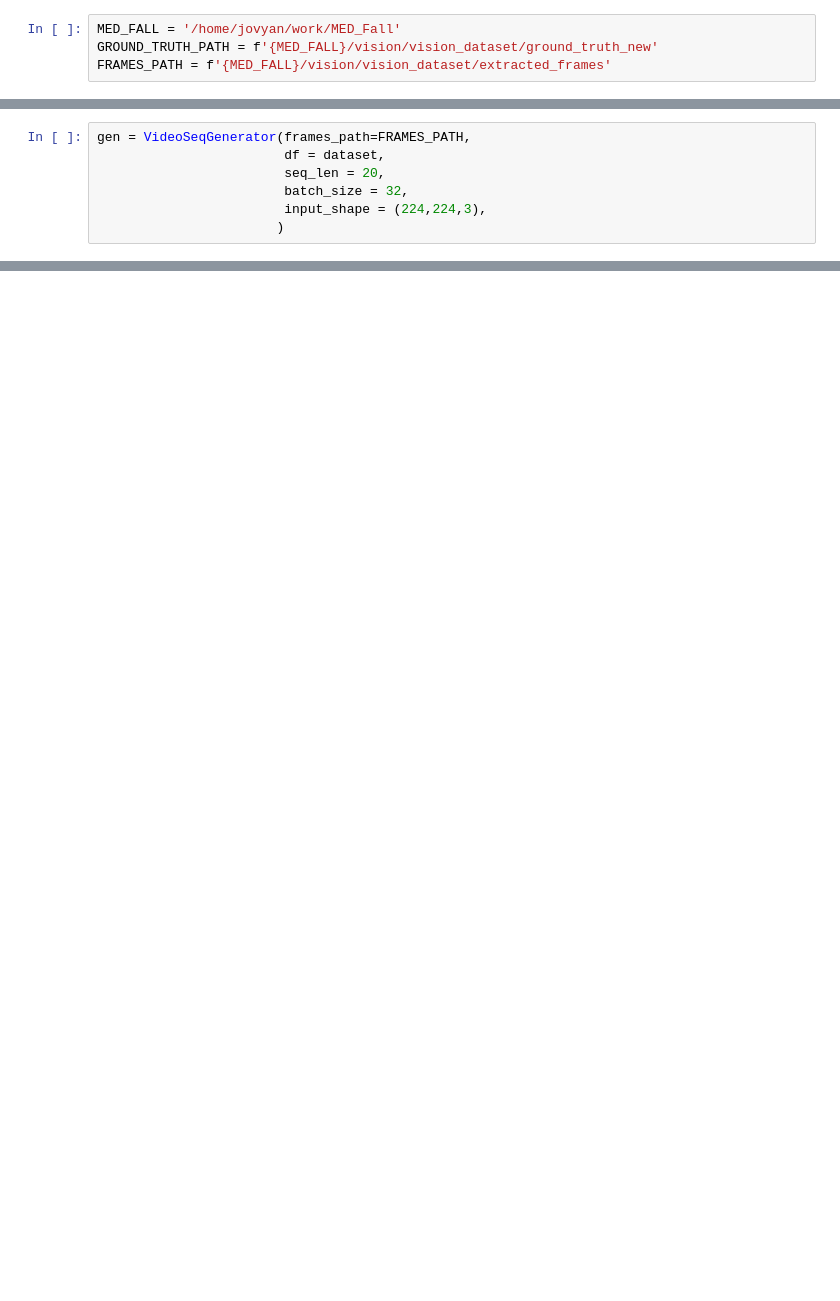
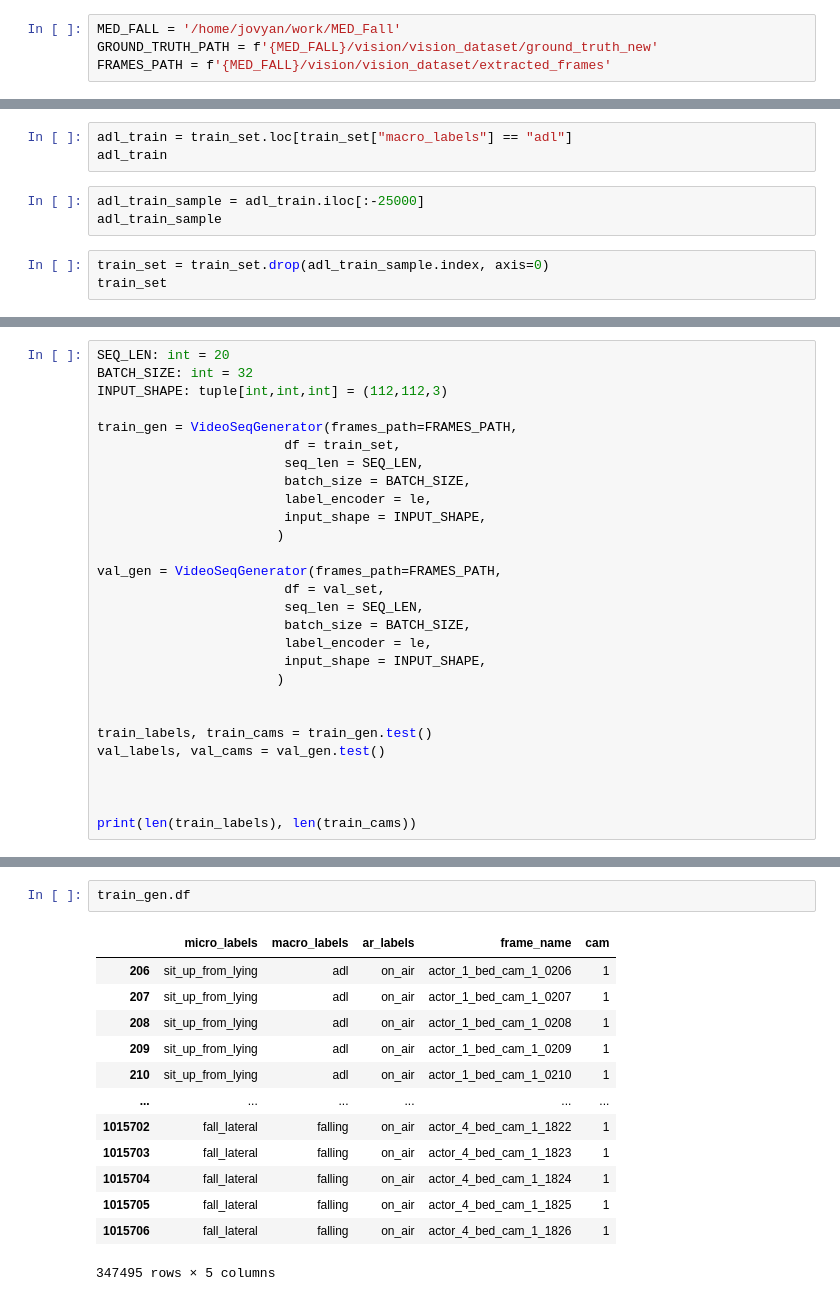
Before and after one commit to Andrea-Apicella/MED_Fall, a Jupyter notebook: vision/3D CNN.ipynb, the cells around one changed output, grey strips where cells are left out. Saved outputs shown, nothing was run; the diff lists cells and outputs as text; blank space fills up the shorter version.

```diff
--- a/vision/3D CNN.ipynb
+++ b/vision/3D CNN.ipynb
@@ -44,0 +153,9 @@ dataset
+# %%
+adl_train = train_set.loc[train_set["macro_labels"] == "adl"]
+adl_train
+# %%
+adl_train_sample = adl_train.iloc[:-25000]
+adl_train_sample
+# %%
+train_set = train_set.drop(adl_train_sample.index, axis=0)
+train_set
@@ -45,7 +167,28 @@ dataset
 # %%
-gen = VideoSeqGenerator(frames_path=FRAMES_PATH,
-                        df = dataset,
-                        seq_len = 20,
-                        batch_size = 32,
-                        input_shape = (224,224,3),
+SEQ_LEN: int = 20
+BATCH_SIZE: int = 32
+INPUT_SHAPE: tuple[int,int,int] = (112,112,3)
+
+train_gen = VideoSeqGenerator(frames_path=FRAMES_PATH,
+                        df = train_set,
+                        seq_len = SEQ_LEN,
+                        batch_size = BATCH_SIZE,
+                        label_encoder = le,
+                        input_shape = INPUT_SHAPE,
                        )
+
+val_gen = VideoSeqGenerator(frames_path=FRAMES_PATH,
+                        df = val_set,
+                        seq_len = SEQ_LEN,
+                        batch_size = BATCH_SIZE,
+                        label_encoder = le,
+                        input_shape = INPUT_SHAPE,
+                       )
+
+
+train_labels, train_cams = train_gen.test()
+val_labels, val_cams = val_gen.test()
+
+
+
+print(len(train_labels), len(train_cams))
@@ -62,0 +216,16 @@ gen.input_shape
+# %%
+train_gen.df
+# %% [output]
+|  | micro_labels | macro_labels | ar_labels | frame_name | cam |
+| 206 | sit_up_from_lying | adl | on_air | actor_1_bed_cam_1_0206 | 1 |
+| 207 | sit_up_from_lying | adl | on_air | actor_1_bed_cam_1_0207 | 1 |
+| 208 | sit_up_from_lying | adl | on_air | actor_1_bed_cam_1_0208 | 1 |
+| 209 | sit_up_from_lying | adl | on_air | actor_1_bed_cam_1_0209 | 1 |
+| 210 | sit_up_from_lying | adl | on_air | actor_1_bed_cam_1_0210 | 1 |
+| ... | ... | ... | ... | ... | ... |
+| 1015702 | fall_lateral | falling | on_air | actor_4_bed_cam_1_1822 | 1 |
+| 1015703 | fall_lateral | falling | on_air | actor_4_bed_cam_1_1823 | 1 |
+| 1015704 | fall_lateral | falling | on_air | actor_4_bed_cam_1_1824 | 1 |
+| 1015705 | fall_lateral | falling | on_air | actor_4_bed_cam_1_1825 | 1 |
+| 1015706 | fall_lateral | falling | on_air | actor_4_bed_cam_1_1826 | 1 |
+347495 rows × 5 columns
```
Also changed, not shown: parts of 30 cells of this notebook, 4 other files.
